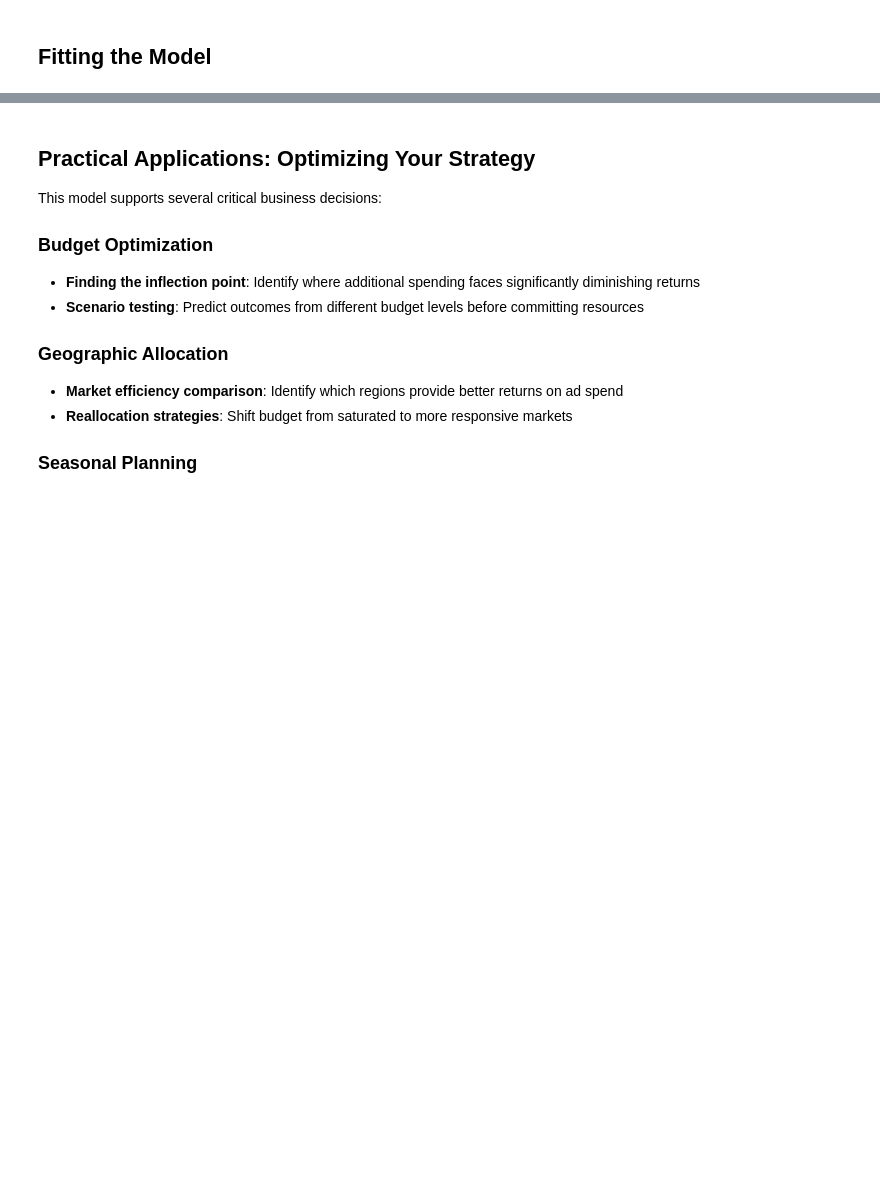
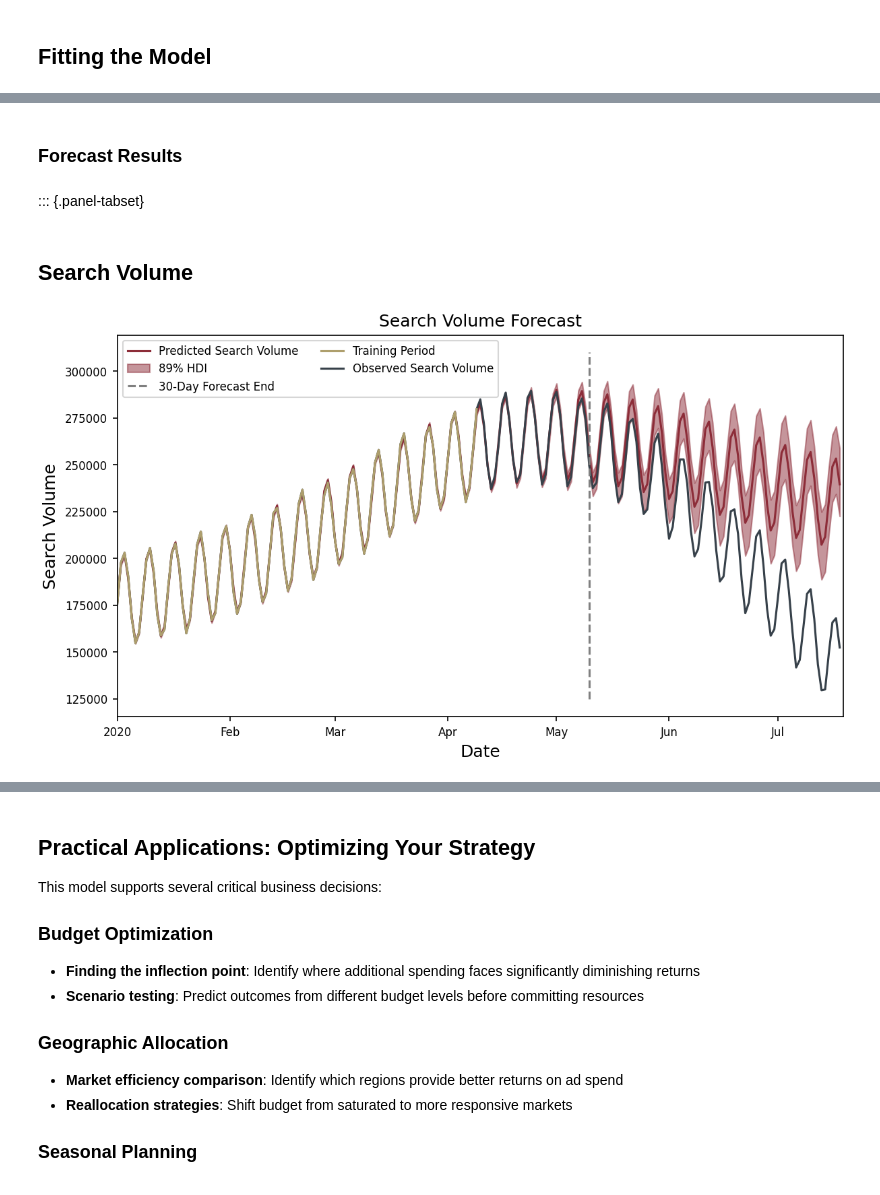
Before and after one commit to redam94/search-forecast, a Jupyter notebook: nbs/examples/00_search_prediction.ipynb, the cells around one changed output, grey strips where cells are left out. Saved outputs shown, nothing was run; the diff lists cells and outputs as text; code cells hidden in the pictures; blank space fills up the shorter version.

Commit message:
Feature: Added model fit section

```diff
--- a/nbs/examples/00_search_prediction.ipynb
+++ b/nbs/examples/00_search_prediction.ipynb
@@ -864,0 +880,18 @@ Estimated Time to Completion: now
+# %%
+#| eval: false
+full_coords = {
+    "date": data.date.values,
+    "geo": data.geo.values
+}
+with search_model:
+    pm.set_data(
+        {'time': data['time'].values,
+        'budget': data.budget.values,
+        },
+        coords=full_coords
+    )
+    predictive_trace = pm.sample_posterior_predictive(
+        search_volume_trace,
+        var_names=["search_volume_obs", "impressions_obs", "clicks_obs"],
+        random_seed=42
+    )
@@ -864,0 +934,52 @@ Estimated Time to Completion: now
+# %% [markdown]
+### Forecast Results
+# %% [markdown]
+::: {.panel-tabset}
+# %% [markdown]
+## Search Volume
+# %%
+#| echo: false
+#| label: fig-agg-search-volume-forecast
+#| fig-cap: Forecasted search volume. The model captures the seasonal patterns in the data and the uncertainty in the forecast. The model forecast is accurate for the first 30 days after the training data.
+#| eval: false
+fig, ax = plt.subplots()
+ave_pred, = agg_search_volume_mean.isel(date=slice(None, 200)).plot.line(
+    x="date", color='C0', ax=ax
+)
+hdi = plt.fill_between(
+    agg_search_volume.date.isel(date=slice(None, 200)).values,
+    agg_search_volume_hdi.isel(date=slice(None, 200)).sel(hdi='lower').values,
+    agg_search_volume_hdi.isel(date=slice(None, 200)).sel(hdi='higher').values,
+    alpha=0.5,
+    color="C0"
+)
+true, = data.search_volume.isel(date=slice(None, 200)).sum("geo").plot.line(
+    x="date", color='C1', ax=ax
+)
+
+train, = train_data.search_volume.isel(date=slice(None, 100)).sum("geo").plot.line(
+    x="date", color='C2', ax=ax
+)
+
+past = ax.vlines(
+    x=data.date.values[130],
+    ymin=125000,
+    ymax=310000,
+    color='gray',
+    ls='--',
+)
+plt.legend(
+    handles=[ave_pred, hdi, past, train, true],
+    labels=[
+        "Predicted Search Volume", "89% HDI",
+        "30-Day Forecast End",
+        "Training Period", "Observed Search Volume"],
+    ncols=2,
+)
+
+plt.ylabel("Search Volume")
+plt.xlabel("Date")
+plt.title("Search Volume Forecast")
+plt.xlim(data.date.values[0], data.date.values[200]);
+# %% [output]
+[figure, added]
```
Also changed, not shown: parts of 11 cells of this notebook, 1 other file.
